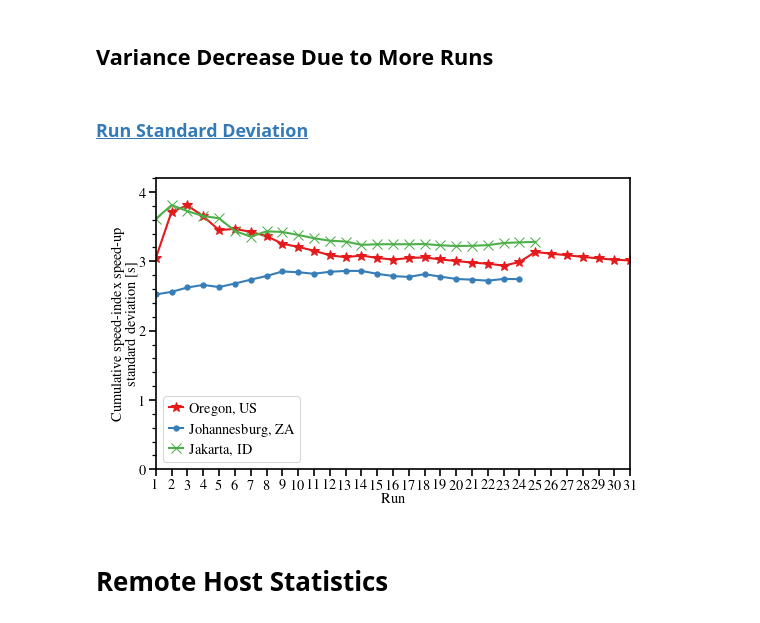
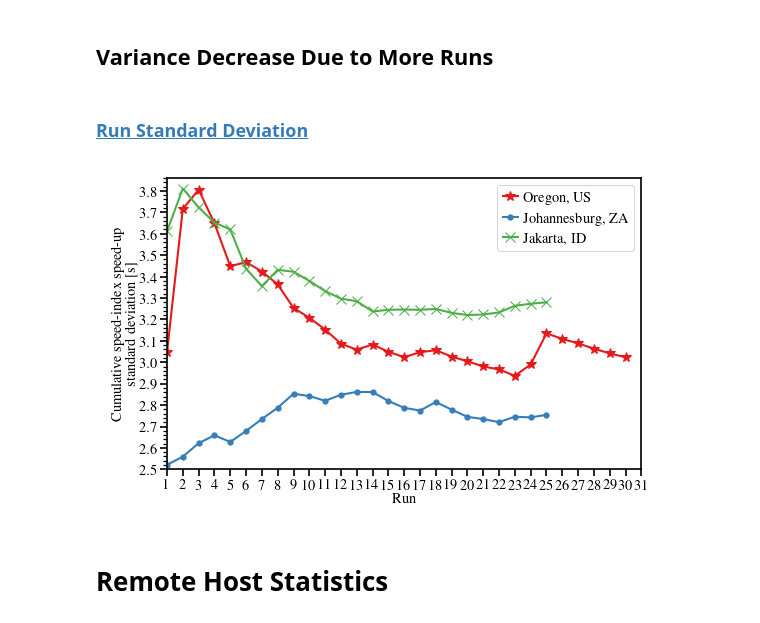
Before and after one commit to miri64/artifacts-tnsm26-cbor-dns-eval, a Jupyter notebook: 06_1evaluation.ipynb, the cells around one changed output. Drawn from its saved outputs; the diff is of its cells as text; code cells hidden in the pictures.

```diff
--- a/06_1evaluation.ipynb
+++ b/06_1evaluation.ipynb
@@ -202,7 +205,7 @@ df.write_parquet(
 # %%
 matplotlib.style.use(pathlib.Path.cwd() / "mlenders_column_ieeetran.mplstyle")
 matplotlib.rcParams["figure.figsize"] = (
-    matplotlib.rcParams["figure.figsize"][0] * 0.96,
+    matplotlib.rcParams["figure.figsize"][0] * 0.89,
     matplotlib.rcParams["figure.figsize"][1] * 4 / 8,
 )
 
@@ -216,7 +219,7 @@ LOCATIONS_SORTED = [
     "africa-south",
     "indonesia",
 ]
-ZSCORE_THRESHOLD = 4.5
+ZSCORE_THRESHOLD = 5
 
 df = polars.read_parquet(EVALUATION_DIR / "output-dataset" / "lighthouse.parquet")
 
@@ -319,18 +322,26 @@ ax.boxplot(
     notch=True,
     widths=0.8,
     whis=(5, 95),
-    showfliers=False,
+    showfliers=True,
     showmeans=True,
     meanprops={"marker": ".", "markeredgecolor": "black", "markerfacecolor": "none"},
-    #flierprops={"marker": ".", "markeredgecolor": matplotlib.colormaps["Set1"].colors[0], "markerfacecolor": "none"},
-    medianprops={"c": "#e66101"},
+    flierprops={
+        "marker": "x",
+        "markersize": 4,
+        "markeredgecolor": matplotlib.colormaps["Dark2"].colors[7],
+        "markerfacecolor": "none",
+        "markeredgewidth": 0.5,
+        "alpha": 0.5,
+    },
+    medianprops={"c": matplotlib.colormaps["Dark2"].colors[1]},
     bootstrap=10000,
     vert=False,
 )
 ax.set_axisbelow(True)
+ax.grid(axis="x")
 ax.axvline(0, ymin=-0.5, ymax=2.5, linewidth=1, color="gray", zorder=-100)
 ax.set_xlabel(f"Mean speed index speed-up when using CBOR [ms]")
-ax.set_xlim(-1300, 1300)
+ax.set_xlim(-10000, 10000)
 ax.set_xscale("symlog")
 
 ax.set_ylim(-0.5, 2.5)
@@ -338,14 +349,18 @@ ax.set_ylabel(f"Remote proxy location")
 ax.set_yticks(range(len(LOCATIONS_SORTED)), [LOCATIONS[l] for l in LOCATIONS_SORTED])
 ax2 = ax.twinx()
 ax2.set_ylim(-0.5, 2.5)
-ax2.set_ylabel("Latency", labelpad=5)
+ax2.set_ylabel("Gross domestic product\nper capita", labelpad=5)
 ax2.set_yticks(range(len(LOCATIONS_SORTED)), [])
 
-line = matplotlib.lines.Line2D(
-    [0.915, 0.92, 0.925],
-    [0.82, 0.15, 0.82],
+line = matplotlib.patches.Polygon(
+    [
+        (0.913, 0.15),
+        (0.92, 0.82),
+        (0.927, 0.15),
+    ],
     transform=fig.transFigure,
-    color="black",
+    edgecolor="black",
+    facecolor=matplotlib.colormaps["Dark2"].colors[0],
     linewidth=0.5,
 )
 fig.add_artist(line)
@@ -451,37 +466,37 @@ for location in LOCATIONS_SORTED:
         if stds is None:
             stds = std
         else:
             stds = polars.concat(
                 [stds, std],
             )
     ax.plot(
         stds["runs"],
         stds["speed_index"],
         label=LOCATIONS[location],
         markersize=5,
     )
 ax.set_xlabel("Run")
 ax.set_xlim(1, 31)
 ax.set_xticks(numpy.arange(1, 32))
 ax.set_ylabel("Cumulative speed-index speed-up\nstandard deviation [s]")
-ax.set_ylim(0, 4.2)
-ax.set_yticks(numpy.arange(0, 4.4, 1))
-ax.set_yticks(numpy.arange(0, 4.4, 0.2), minor=True)
+ax.set_ylim(2.5, 3.86)
+ax.set_yticks(numpy.arange(2.5, 3.87, 0.1))
+ax.set_yticks(numpy.arange(2.5, 3.87, 0.02), minor=True)
 # ax.set_ylim(8, 78)
 # ax.set_yticks(numpy.arange(10, 79, 10))
 # ax.set_yticks(numpy.arange(8, 79, 1), minor=True)
 ax.legend()
 filepath = EVALUATION_DIR / "plots" / "lighthouse-run-var.pdf"
 display(
     Markdown(
         f"### [Run Standard Deviation]({str(filepath.relative_to(pathlib.Path.cwd()))})"
     )
 )
 matplotlib.pyplot.savefig(filepath, bbox_inches="tight", pad_inches=0.01)
 matplotlib.pyplot.show()
 # %% [output]
 ### [Run Standard Deviation](06_1evaluation/plots/lighthouse-run-var.pdf)
-[figure, old version]
+[figure, new version]
 # %% [markdown]
 # Remote Host Statistics
 # %%
```
Also changed, not shown: parts of 10 cells of this notebook.
